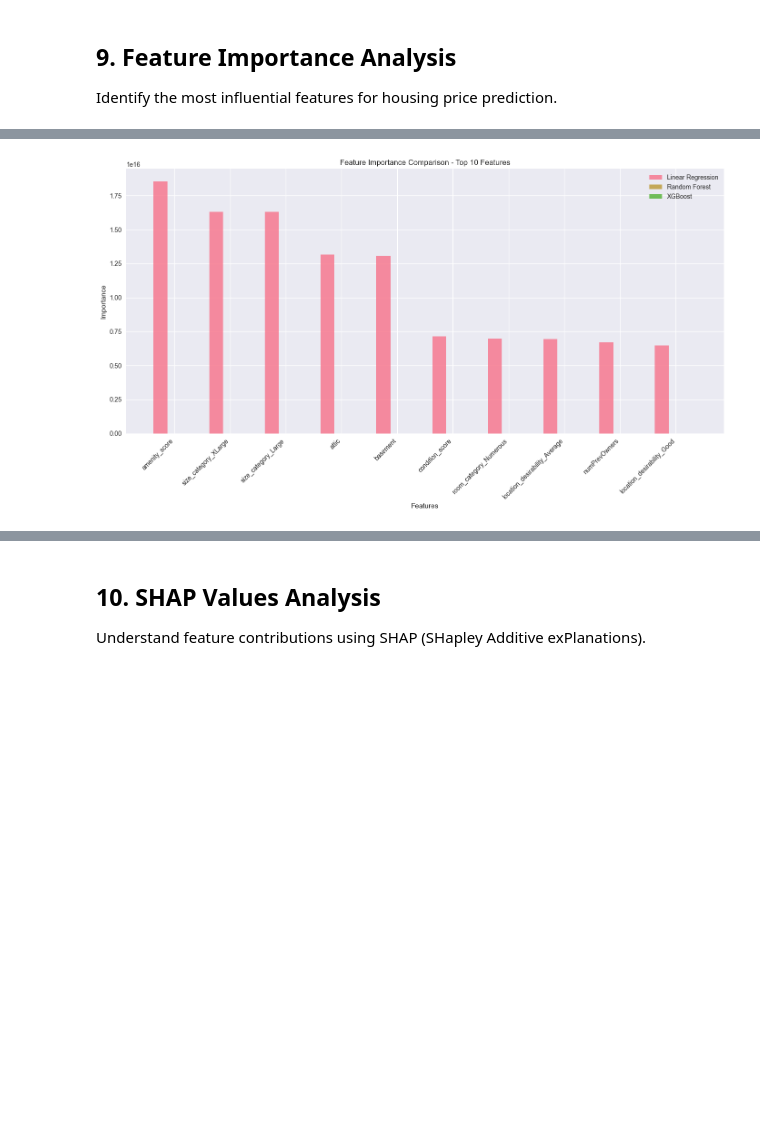
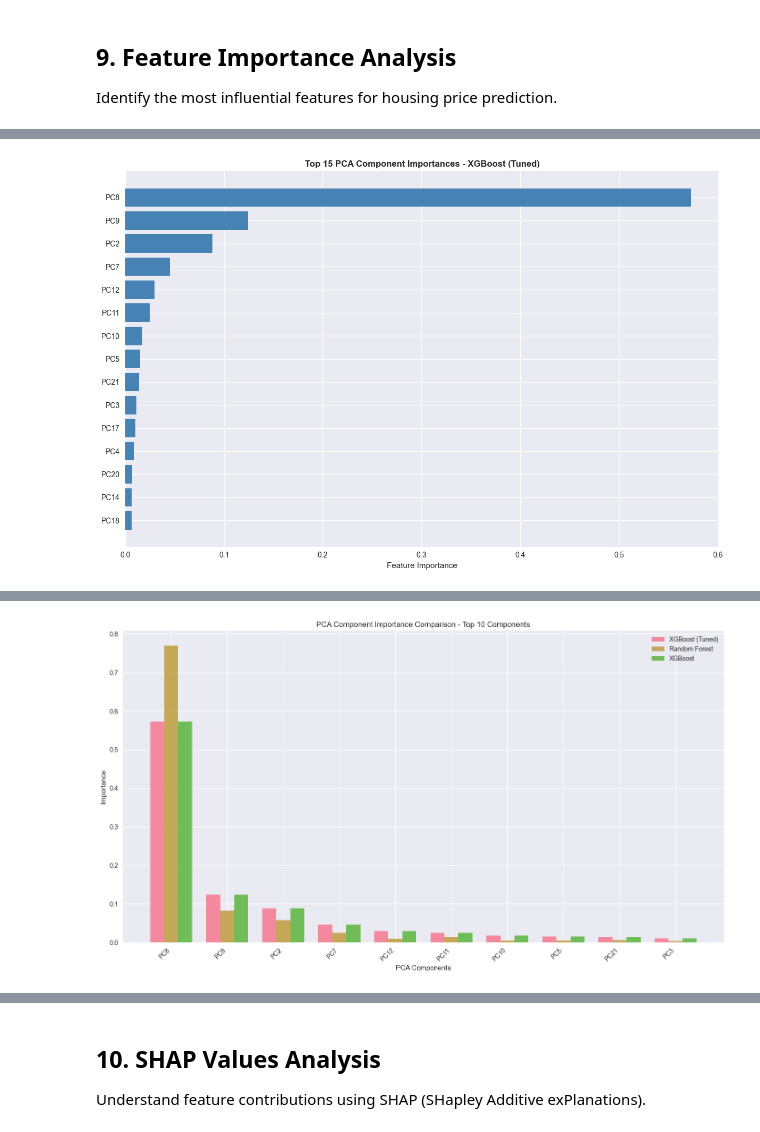
Before and after one commit to adnanbasharat/Paris_Price_Prediction, a Jupyter notebook: Paris_Housing_Price_Prediction.ipynb, the cells around one changed output, grey strips where cells are left out. Drawn from its saved outputs; the diff is of its cells as text; code cells hidden in the pictures; blank space fills up the shorter version.

```diff
--- a/Paris_Housing_Price_Prediction.ipynb
+++ b/Paris_Housing_Price_Prediction.ipynb
@@ -404,12 +607,17 @@ from sklearn.ensemble import RandomForestRegressor
 from sklearn.metrics import mean_absolute_error, mean_squared_error, r2_score
 import xgboost as xgb
 
-print("🎯 PREPARING DATA FOR MODELING")
+print("🎯 PREPARING DATA FOR MODELING WITH PCA")
 print("="*50)
 
-# Prepare features and target
-X = df_encoded.drop(['price', 'price_per_sqm', 'room_bins'], axis=1)
-y = df_encoded['price']
+# Use PCA-transformed features for modeling
+X = df_pca.drop(['price'], axis=1)  # PCA components
+y = df_pca['price']  # Target variable
+
+print(f"Using PCA-transformed features:")
+print(f"Original features: {features_for_pca.shape[1]}")
+print(f"PCA components: {X.shape[1]}")
+print(f"Dimensionality reduction: {100*(1-X.shape[1]/features_for_pca.shape[1]):.1f}%")
 
 print(f"Features shape: {X.shape}")
 print(f"Target shape: {y.shape}")
@@ -420,7 +628,8 @@ X_train, X_test, y_train, y_test = train_test_split(X, y, test_size=0.2, random_
 print(f"Training set: {X_train.shape[0]} samples")
 print(f"Test set: {X_test.shape[0]} samples")
 
-# Feature scaling
+# Note: PCA components are already standardized, but we can apply additional scaling if needed
+# For consistency with original analysis, we'll apply scaling
 scaler = StandardScaler()
 X_train_scaled = scaler.fit_transform(X_train)
 X_test_scaled = scaler.transform(X_test)
@@ -429,7 +638,8 @@ X_test_scaled = scaler.transform(X_test)
 X_train_scaled_df = pd.DataFrame(X_train_scaled, columns=X.columns, index=X_train.index)
 X_test_scaled_df = pd.DataFrame(X_test_scaled, columns=X.columns, index=X_test.index)
 
-print("✅ Data scaling completed")
+print("✅ Data scaling completed (additional scaling on PCA components)")
+print(f"Note: Perfect multicollinearity should be resolved with PCA transformation")
 
 # Define evaluation function
 def evaluate_model(model, X_train, X_test, y_train, y_test, model_name, use_scaled=False):
@@ -802,18 +1017,18 @@ Cross-validation R²: -7315666578609162240.0000 (±14631333157218322432.0000)
 
 Identify the most influential features for housing price prediction.
 # %%
-# Feature Importance Analysis
-print("🔍 FEATURE IMPORTANCE ANALYSIS")
+# Feature Importance Analysis (PCA Components)
+print("🔍 FEATURE IMPORTANCE ANALYSIS - PCA COMPONENTS")
 print("="*60)
 
 # Get feature importances from tree-based models
 if hasattr(best_model, 'feature_importances_'):
     feature_importance = pd.DataFrame({
-        'feature': X.columns,
+        'feature': X.columns,  # PCA component names
         'importance': best_model.feature_importances_
     }).sort_values('importance', ascending=False)
 
-    print("Top 15 Most Important Features:")
+    print("Top 15 Most Important PCA Components:")
     print("-" * 40)
     for i, (idx, row) in enumerate(feature_importance.head(15).iterrows()):
         print(f"{i+1:2d}. {row['feature']:25s} {row['importance']:.4f}")
@@ -824,7 +1039,7 @@ if hasattr(best_model, 'feature_importances_'):
     plt.barh(range(len(top_features)), top_features['importance'], color='steelblue')
     plt.yticks(range(len(top_features)), top_features['feature'])
     plt.xlabel('Feature Importance')
-    plt.title(f'Top 15 Feature Importances - {best_model_name}', fontweight='bold')
+    plt.title(f'Top 15 PCA Component Importances - {best_model_name}', fontweight='bold')
     plt.gca().invert_yaxis()
     plt.tight_layout()
     plt.show()
@@ -834,11 +1049,11 @@ else:
     # For linear regression, use coefficient magnitudes
     if hasattr(best_model, 'coef_'):
         feature_importance = pd.DataFrame({
-            'feature': X.columns,
+            'feature': X.columns,  # PCA component names
             'importance': np.abs(best_model.coef_)
         }).sort_values('importance', ascending=False)
 
-        print("Top 15 Most Important Features (by coefficient magnitude):")
+        print("Top 15 Most Important PCA Components (by coefficient magnitude):")
         print("-" * 50)
         for i, (idx, row) in enumerate(feature_importance.head(15).iterrows()):
             print(f"{i+1:2d}. {row['feature']:25s} {row['importance']:.4f}")
@@ -858,14 +1073,14 @@ xgb_importance = pd.DataFrame({
 # Combine feature importances
 combined_importance = feature_importance.merge(rf_importance, on='feature').merge(xgb_importance, on='feature')
 
-print(f"\n📊 FEATURE IMPORTANCE COMPARISON (Top 10)")
+print(f"\n📊 PCA COMPONENT IMPORTANCE COMPARISON (Top 10)")
 print("="*80)
-print(f"{'Feature':<20} {'Best Model':<12} {'Random Forest':<15} {'XGBoost':<12}")
+print(f"{'PCA Component':<15} {'Best Model':<12} {'Random Forest':<15} {'XGBoost':<12}")
 print("-" * 80)
 for _, row in combined_importance.head(10).iterrows():
-    print(f"{row['feature']:<20} {row['importance']:<12.4f} {row['rf_importance']:<15.4f} {row['xgb_importance']:<12.4f}")
+    print(f"{row['feature']:<15} {row['importance']:<12.4f} {row['rf_importance']:<15.4f} {row['xgb_importance']:<12.4f}")
 
-# Visualize comparison of top features
+# Visualize comparison of top PCA components
 plt.figure(figsize=(14, 8))
 top_10_features = combined_importance.head(10)
 x = np.arange(len(top_10_features))
@@ -875,11 +1090,33 @@ plt.bar(x - width, top_10_features['importance'], width, label=best_model_name,
 plt.bar(x, top_10_features['rf_importance'], width, label='Random Forest', alpha=0.8)
 plt.bar(x + width, top_10_features['xgb_importance'], width, label='XGBoost', alpha=0.8)
 
-plt.xlabel('Features')
+plt.xlabel('PCA Components')
 plt.ylabel('Importance')
-plt.title('Feature Importance Comparison - Top 10 Features')
+plt.title('PCA Component Importance Comparison - Top 10 Components')
 plt.xticks(x, top_10_features['feature'], rotation=45, ha='right')
 plt.legend()
 plt.tight_layout()
 plt.show()
+
+# Additional analysis: Map important PCA components back to original features
+print(f"\n🔍 MAPPING IMPORTANT PCA COMPONENTS TO ORIGINAL FEATURES")
+print("="*65)
+for i, (_, row) in enumerate(combined_importance.head(5).iterrows()):
+    pc_name = row['feature']
+    pc_index = int(pc_name.replace('PC', '')) - 1
+
+    # Get the loadings for this component
+    loadings = pd.Series(pca_optimal.components_[pc_index], index=features_for_pca.columns)
+    top_loadings = loadings.abs().sort_values(ascending=False).head(5)
+
+    print(f"\n{pc_name} (Importance: {row['importance']:.4f}):")
+    print("  Top contributing original features:")
+    for feature, loading in top_loadings.items():
+        direction = "📈" if loadings[feature] > 0 else "📉"
+        print(f"    {direction} {feature[:35]:35s}: {abs(loading):.4f}")
+
+print(f"\n💡 INTERPRETATION:")
+print("- PCA components are linear combinations of original features")
+print("- Higher loadings indicate stronger contribution to the component")
+print("- This analysis helps understand what original features drive important components")
 # %% [output]
@@ -903 +1142 @@ location_desirability_Good 6468394960931174.0000 0.0000          0.0000
-[figure, old version]
+[figure, new version]
@@ -903,0 +1157 @@ location_desirability_Good 6468394960931174.0000 0.0000          0.0000
+[figure, added]
```
Also changed, not shown: parts of 12 cells of this notebook, 2 other files.
